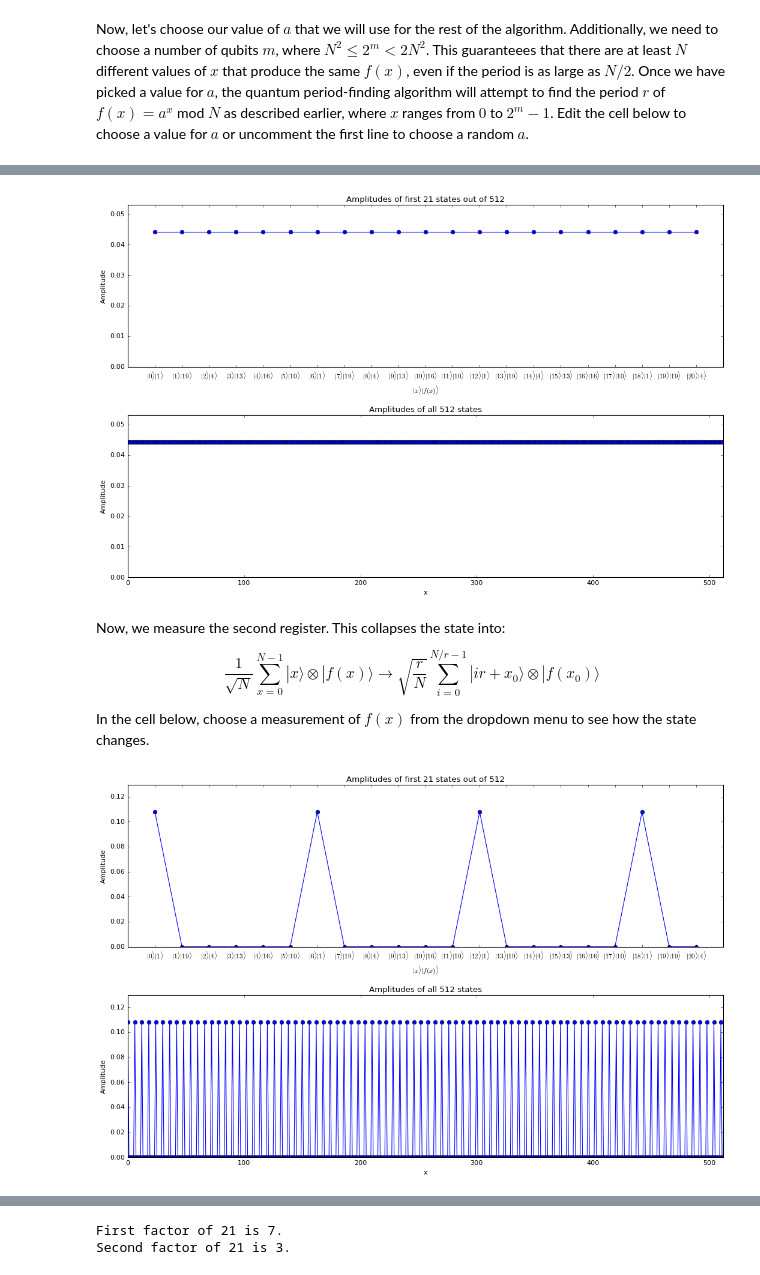
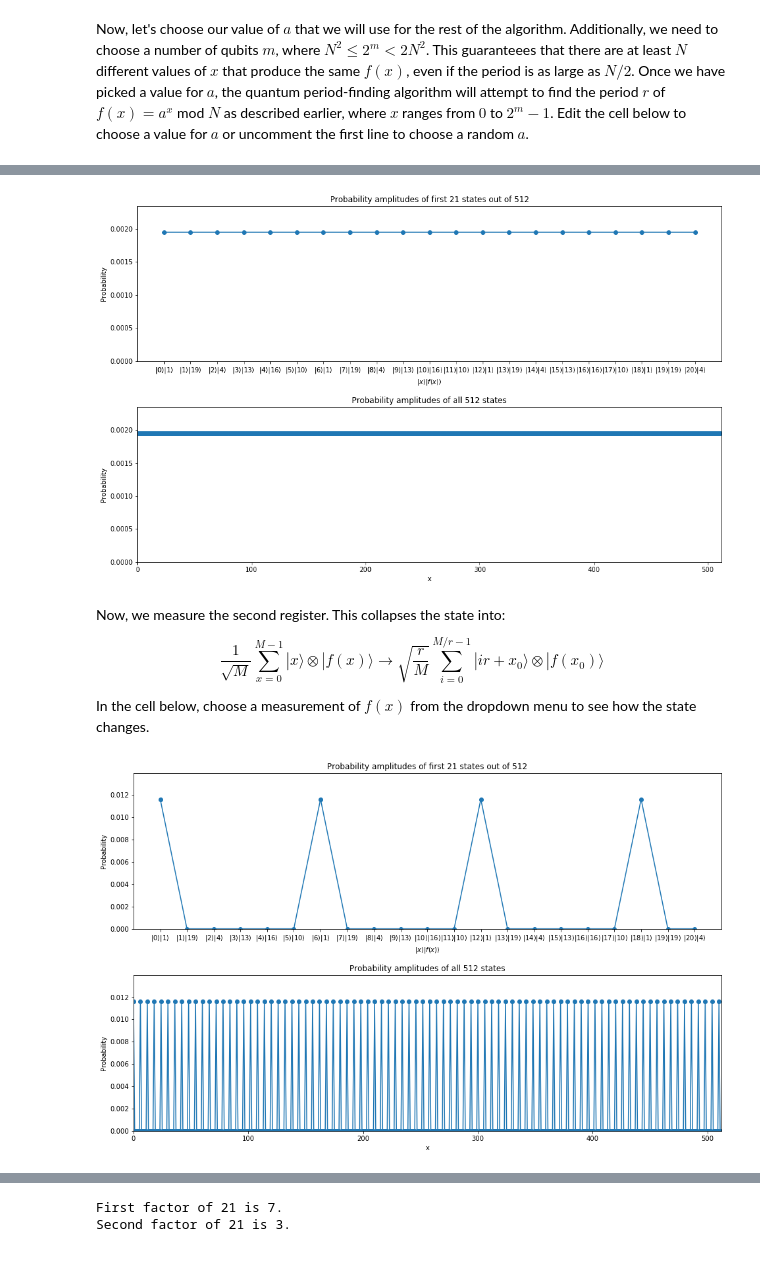
Before and after one commit to sbarratt/quantum-project, a Jupyter notebook: Shors.ipynb, the cells around one changed output, grey strips where cells are left out. Drawn from its saved outputs; the diff is of its cells as text; code cells hidden in the pictures.

```diff
--- a/Shors.ipynb
+++ b/Shors.ipynb
@@ -107,66 +107,66 @@ Shown in the cell below are the amplitudes the first few states in our system, t
 # %%
 fig, (ax, ax2) = plt.subplots(2, 1, figsize=(16,10))
 sample = 21
-ax.plot(range(sample), [1/np.sqrt(M)]*sample, 'o-')
+ax.plot(range(sample), [1/M]*sample, 'o-')
 ax.set_xticks(range(sample))
-ax.set_ylim(0, 1.2/np.sqrt(M))
+ax.set_ylim(0, 1.2/M)
 ax.margins(x=0.05)
 ax.set_xticklabels(['$|{}\\rangle|{}\\rangle$'.format(x, pow(a, x, N)) for x in range(sample)])
 ax.set_xlabel('$|x\\rangle|f(x)\\rangle$')
-ax.set_ylabel('Amplitude')
-ax.set_title('Amplitudes of first {} states out of {}'.format(sample, M))
+ax.set_ylabel('Probability')
+ax.set_title('Probability amplitudes of first {} states out of {}'.format(sample, M))
 
-ax2.plot(range(M), [1/np.sqrt(M)]*M, 'o-')
-ax2.set_ylim(0, 1.2/np.sqrt(M))
+ax2.plot(range(M), [1/M]*M, 'o-')
+ax2.set_ylim(0, 1.2/M)
 ax2.set_xlim(0, M)
 ax2.set_xlabel('x')
-ax2.set_ylabel('Amplitude')
-ax2.set_title('Amplitudes of all {} states'.format(M))
+ax2.set_ylabel('Probability')
+ax2.set_title('Probability amplitudes of all {} states'.format(M))
 
 fig.subplots_adjust(hspace=0.3)
 # %% [output]
-[figure, old version]
+[figure, new version]
 # %% [markdown]
 Now, we measure the second register. This collapses the state into:
 
 \begin{equation}
-\frac{1}{\sqrt{N}} \sum\limits_{x=0}^{N-1} |x\rangle \otimes |f(x)\rangle
+\frac{1}{\sqrt{M}} \sum\limits_{x=0}^{M-1} |x\rangle \otimes |f(x)\rangle
 \longrightarrow
-\sqrt{\frac{r}{N}} \sum\limits_{i=0}^{N/r-1} |ir+x_0\rangle \otimes |f(x_0)\rangle
+\sqrt{\frac{r}{M}} \sum\limits_{i=0}^{M/r-1} |ir+x_0\rangle \otimes |f(x_0)\rangle
 \end{equation}
 
 In the cell below, choose a measurement of $f(x)$ from the dropdown menu to see how the state changes.
 # %%
 sample = 21
 
 fx = np.array([pow(a, x, N) for x in range(M)])
 
 def measuref(f='1'):
     f = int(f)
     amplitudes = np.zeros(len(fx))
-    amplitudes[fx == f] = 1/np.sqrt(np.sum(fx == f))
+    amplitudes[fx == f] = 1/np.sum(fx == f)
     fig, (ax, ax2) = plt.subplots(2, 1, figsize=(16,10))
     ax.plot(range(sample), amplitudes[:sample], 'o-')
     ax.set_ylim(0, 1.2*max(amplitudes))
     ax.margins(x=0.05)
     ax.set_xticks(range(sample))
     ax.set_xticklabels(['$|{}\\rangle|{}\\rangle$'.format(x, pow(a, x, N)) for x in range(sample)])
     ax.set_xlabel('$|x\\rangle|f(x)\\rangle$')
-    ax.set_ylabel('Amplitude')
-    ax.set_title('Amplitudes of first {} states out of {}'.format(sample, M))
+    ax.set_ylabel('Probability')
+    ax.set_title('Probability amplitudes of first {} states out of {}'.format(sample, M))
 
     ax2.plot(range(M), amplitudes, 'o-')
     ax2.set_ylim(0, 1.2*max(amplitudes))
     ax2.set_xlim(0, M)
     ax2.set_xlabel('x')
-    ax2.set_ylabel('Amplitude')
-    ax2.set_title('Amplitudes of all {} states'.format(M))
+    ax2.set_ylabel('Probability')
+    ax2.set_title('Probability amplitudes of all {} states'.format(M))
 
     fig.subplots_adjust(hspace=0.3)
 
 interactive(measuref, f=[str(i) for i in np.unique(fx)])
 # %% [output]
-[figure, old version]
+[figure, new version]
 # %% [markdown]
 Next, we apply the QFT on the first register of our superposition.
 
```
Also changed, not shown: parts of 9 cells of this notebook.
